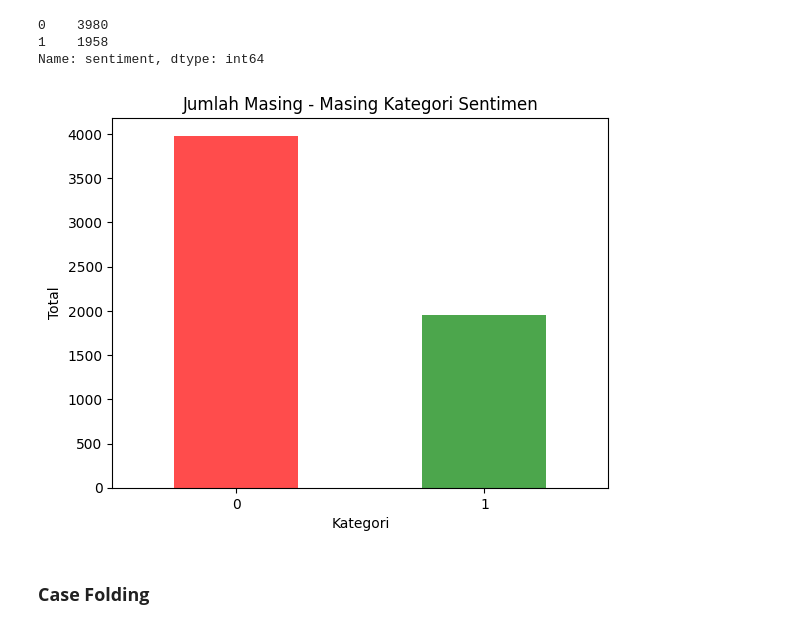
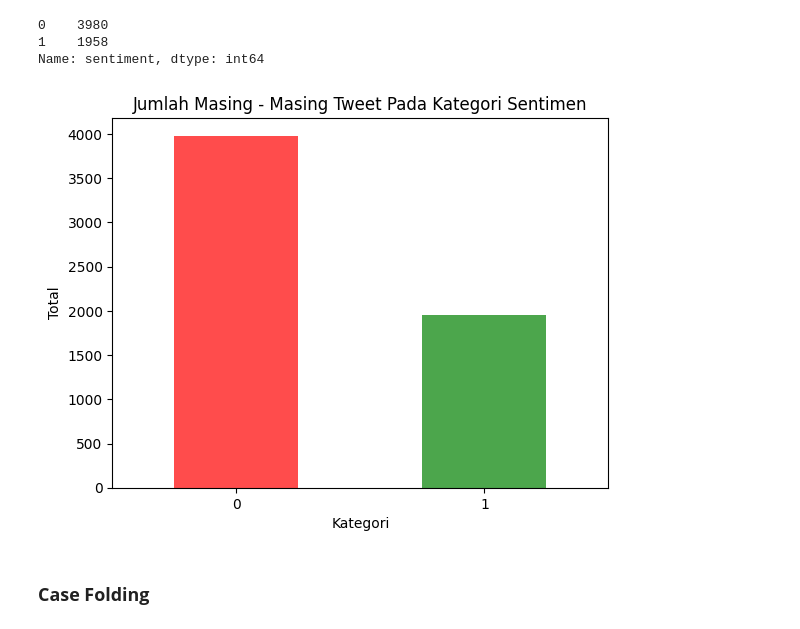
Before and after one commit to anggawidiarta/SentimentAnalysis-XGBoost, a Jupyter notebook: code/preprocessing_data.ipynb, the cells around one changed output. Saved outputs shown, nothing was run; the diff lists cells and outputs as text; code cells hidden in the pictures.

```diff
--- a/code/preprocessing_data.ipynb
+++ b/code/preprocessing_data.ipynb
@@ -83,27 +83,27 @@ Name: sentiment, dtype: int64
 # %%
 # Mengelompokkan DataFrame berdasarkan kolom 'sentiment' dan menghitung jumlah kemunculan setiap nilai sentiment
 sentiment_df = df.groupby("sentiment")["sentiment"].count()
 
 # Membuat peta warna untuk representasi visual, di mana 0 direpresentasikan sebagai "red" dan 1 direpresentasikan sebagai "green"
 color_map = {0: "red", 1: "green"}
 
 # Membuat plot bar dengan menggunakan data dari sentiment_df, dengan warna yang sesuai dengan peta warna
 sentiment_df.plot(kind="bar", alpha=0.7, color=["red", "green"])
 
 # Menambahkan label pada sumbu x dengan teks "Kategori"
 plt.xlabel("Kategori")
 
 # Mengatur rotasi label sumbu x menjadi 0 (tidak berputar)
 plt.xticks(rotation=0)
 
 # Menambahkan label pada sumbu y dengan teks "Total"
 plt.ylabel("Total")
 
 # Menambahkan judul pada plot dengan teks "Jumlah Masing - Masing Kategori Sentimen"
-plt.title("Jumlah Masing - Masing Kategori Sentimen")
+plt.title("Jumlah Masing - Masing Tweet Pada Kategori Sentimen")
 plt.show()
 # %% [output]
-[figure, old version]
+[figure, new version]
 # %% [markdown]
 ### **Case Folding**
 # %%
```
Also changed, not shown: parts of 1 cell of this notebook, 2 other files.
